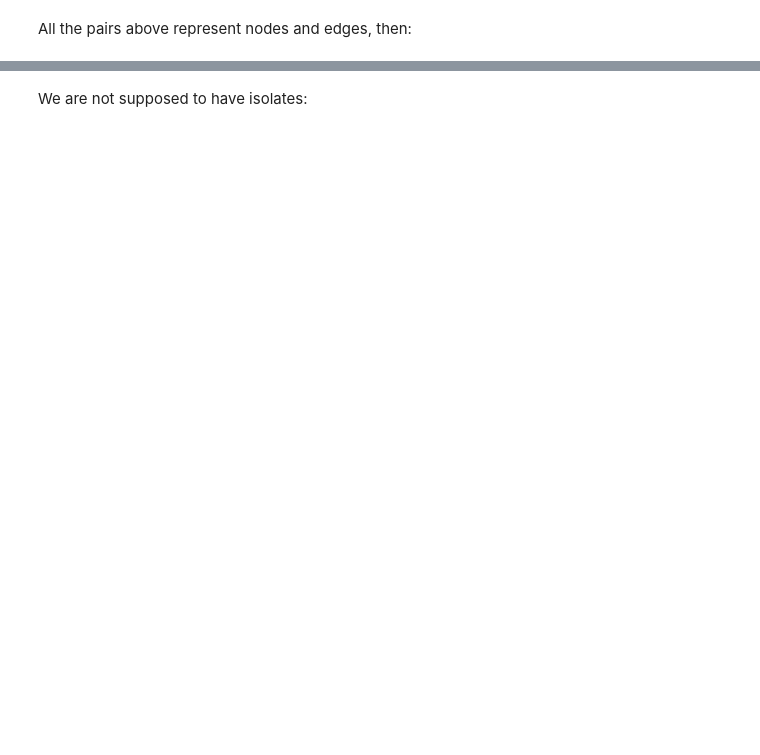
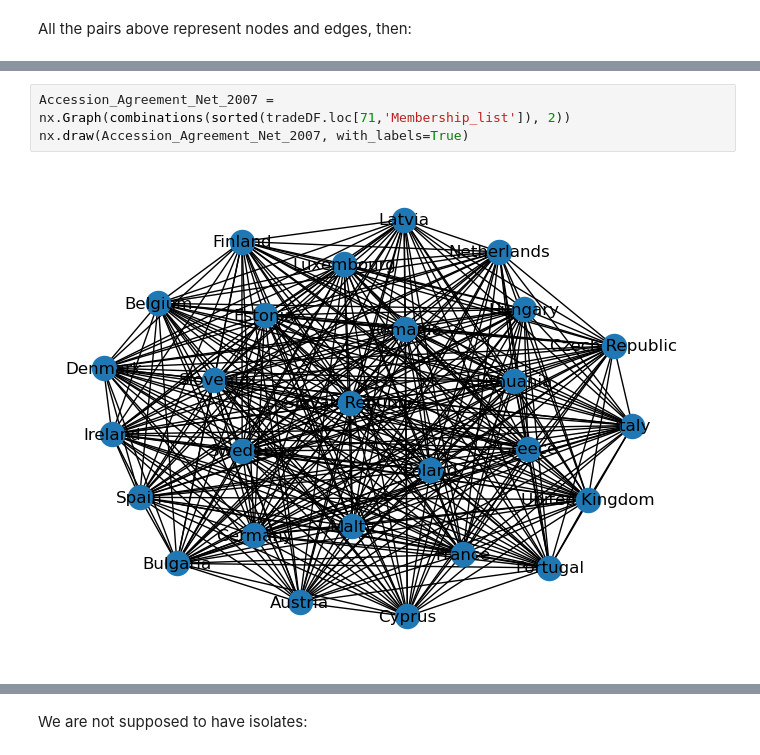
Before and after one commit to SocialAnalytics-StrategicIntelligence/introGraph, a Jupyter notebook: index.ipynb, the cells around one changed output, grey strips where cells are left out. Cells and saved outputs as stored; diff of their text form; blank space fills up the shorter version.

```diff
--- a/index.ipynb
+++ b/index.ipynb
@@ -738,0 +599,5 @@ len(G_all.nodes()),len(G_all.edges())
+# %%
+Accession_Agreement_Net_2007 = nx.Graph(combinations(sorted(tradeDF.loc[71,'Membership_list']), 2))
+nx.draw(Accession_Agreement_Net_2007, with_labels=True)
+# %% [output]
+[figure, added]
```
Also changed, not shown: parts of 81 cells of this notebook, 5 other files.
